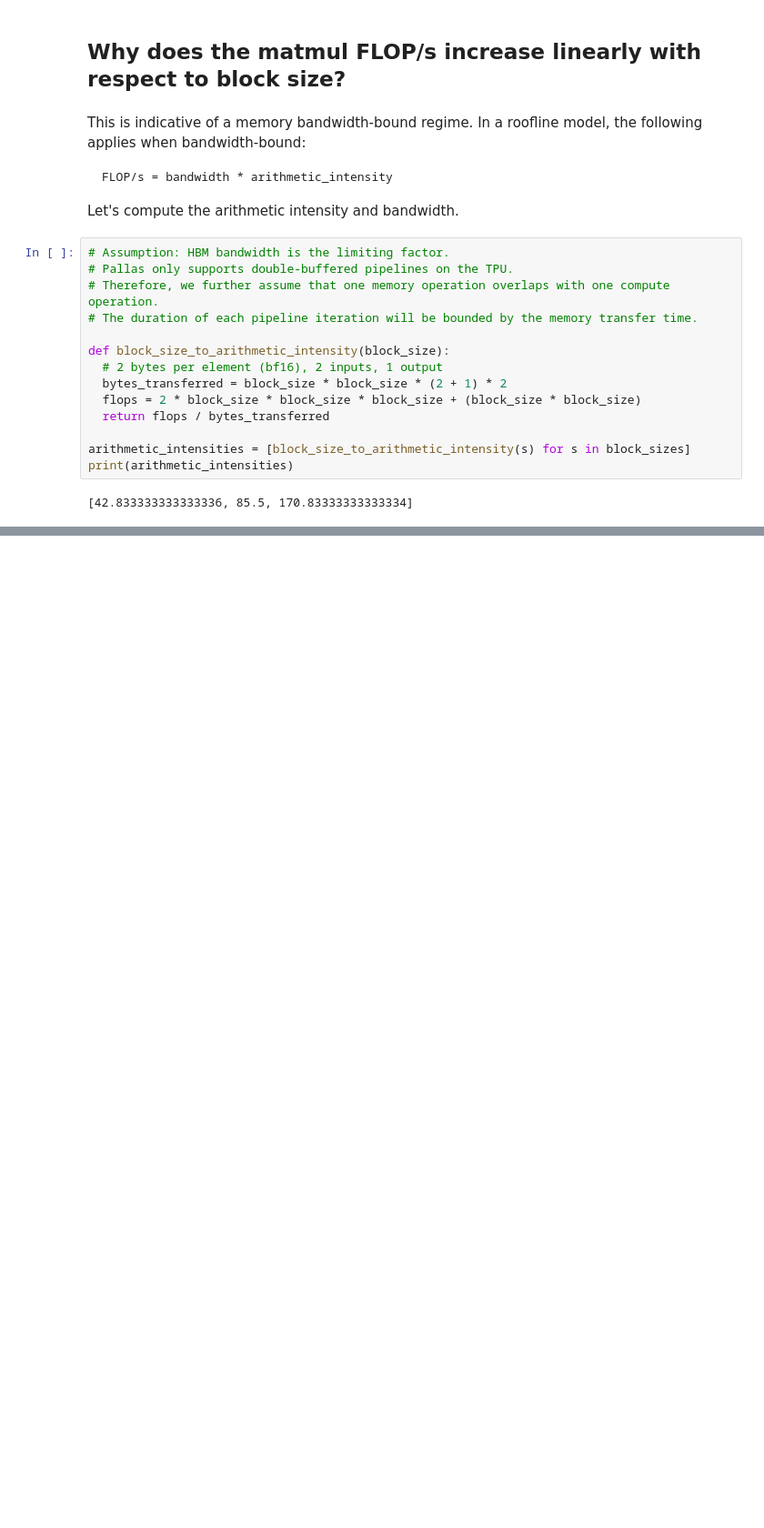
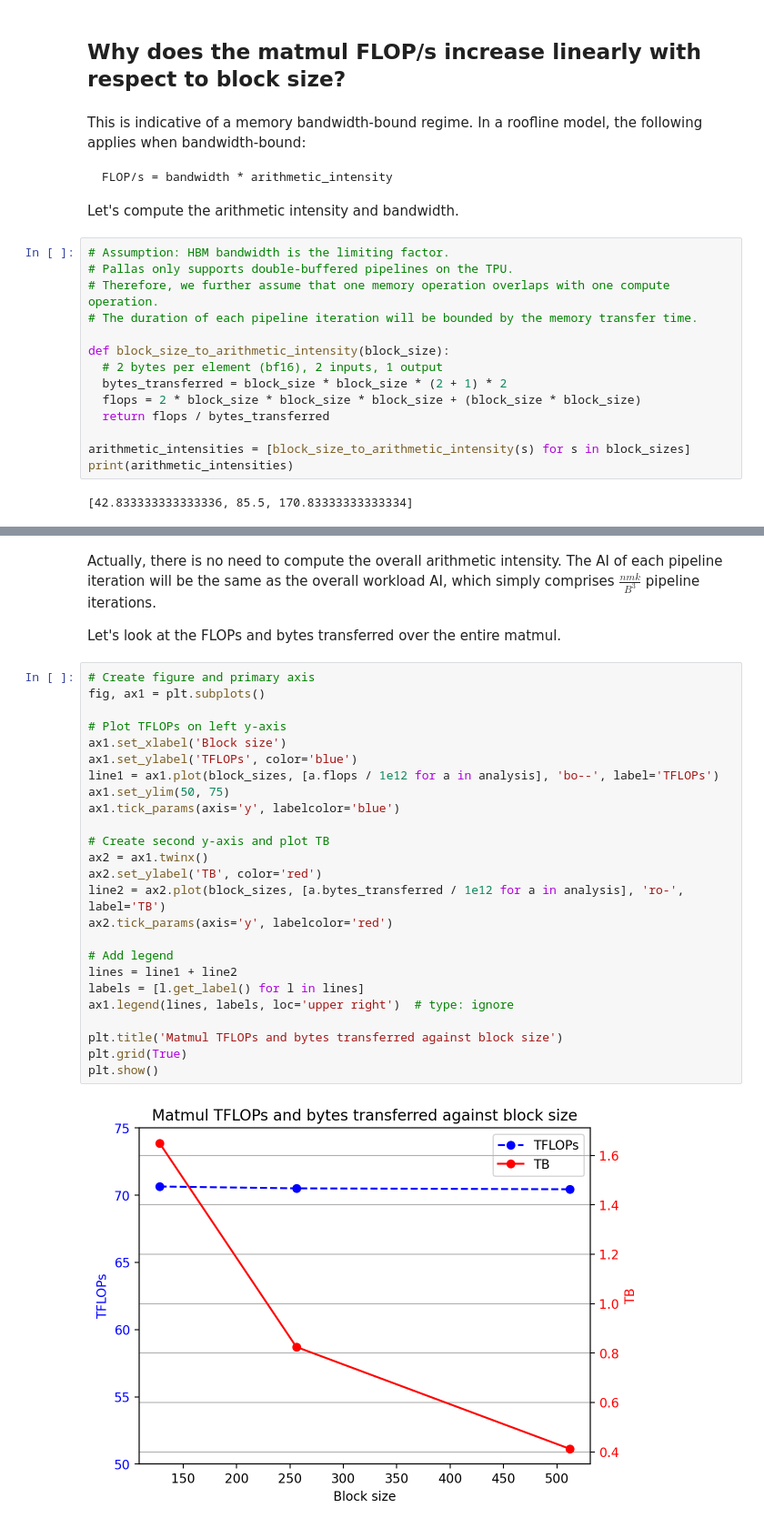
Before and after one commit to tengyifei/playground, a Jupyter notebook: pallas/matmul.ipynb, the cells around one changed output, grey strips where cells are left out. Shown at 91% size. Cells and saved outputs as stored; diff of their text form; blank space fills up the shorter version.

```diff
--- a/pallas/matmul.ipynb
+++ b/pallas/matmul.ipynb
@@ -239,0 +276,33 @@ Estimated memory bandwidth: 0.8101627325706321 TB/s. Hardware memory bandwidth:
+# %% [markdown]
+Actually, there is no need to compute the overall arithmetic intensity. The AI
+of each pipeline iteration will be the same as the overall workload AI, which
+simply comprises $\frac{n m k}{B ^ 3}$ pipeline iterations.
+
+Let's look at the FLOPs and bytes transferred over the entire matmul.
+# %%
+# Create figure and primary axis
+fig, ax1 = plt.subplots()
+
+# Plot TFLOPs on left y-axis
+ax1.set_xlabel('Block size')
+ax1.set_ylabel('TFLOPs', color='blue')
+line1 = ax1.plot(block_sizes, [a.flops / 1e12 for a in analysis], 'bo--', label='TFLOPs')
+ax1.set_ylim(50, 75)
+ax1.tick_params(axis='y', labelcolor='blue')
+
+# Create second y-axis and plot TB
+ax2 = ax1.twinx()
+ax2.set_ylabel('TB', color='red')
+line2 = ax2.plot(block_sizes, [a.bytes_transferred / 1e12 for a in analysis], 'ro-', label='TB')
+ax2.tick_params(axis='y', labelcolor='red')
+
+# Add legend
+lines = line1 + line2
+labels = [l.get_label() for l in lines]
+ax1.legend(lines, labels, loc='upper right')  # type: ignore
+
+plt.title('Matmul TFLOPs and bytes transferred against block size')
+plt.grid(True)
+plt.show()
+# %% [output]
+[figure, added]
```
Also changed, not shown: parts of 6 cells of this notebook.
